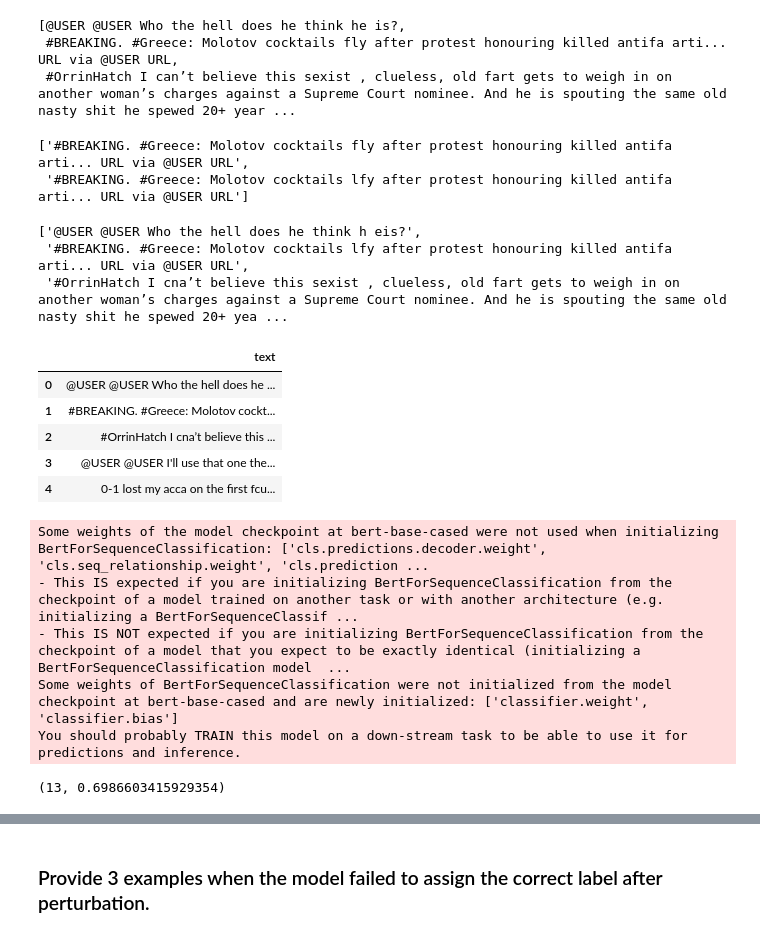
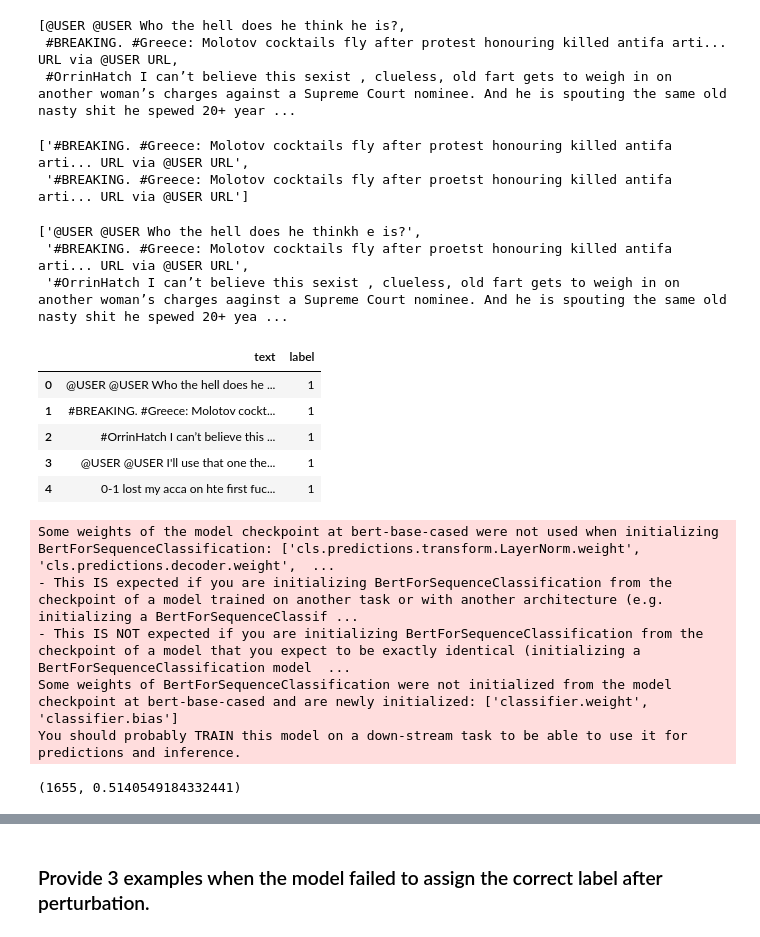
Before and after one commit to efemeryds/offensive-language-detection, a Jupyter notebook: Part_B_error_analysis/error_analysis_with_checklist_melis.ipynb, the cells around one changed output, grey strips where cells are left out. Cells and saved outputs as stored; diff of their text form; code cells hidden in the pictures.

```diff
--- a/Part_B_error_analysis/error_analysis_with_checklist_melis.ipynb
+++ b/Part_B_error_analysis/error_analysis_with_checklist_melis.ipynb
@@ -14,5 +50,9 @@ from sklearn.metrics import classification_report
 from sklearn.metrics import confusion_matrix,average_precision_score
 # %%
 data = pd.read_csv('/content/data/olid-subset-diagnostic-tests.csv')
+train_data = pd.read_csv('/content/data/olid-train.csv')
+
+data = data[['text','labels']]
+train_data = train_data[['text','labels']]
 data.head(3)
 # %% [output]
@@ -31,11 +71,12 @@ perturbed_data[:3]
  #BREAKING. #Greece: Molotov cocktails fly after protest honouring killed antifa arti... URL via @USER URL,
  #OrrinHatch I can’t believe this sexist , clueless, old fart gets to weigh in on another woman’s charges against a Supreme Court nominee. And he is spouting the same old nasty shit he spewed 20+ year ...
 # %%
+np.random.seed(42)
 ret = Perturb.perturb(data['text'], Perturb.add_typos)
 ret.data[:3][1]
 # %% [output]
 ['#BREAKING. #Greece: Molotov cocktails fly after protest honouring killed antifa arti... URL via @USER URL',
- '#BREAKING. #Greece: Molotov cocktails lfy after protest honouring killed antifa arti... URL via @USER URL']
+ '#BREAKING. #Greece: Molotov cocktails fly after proetst honouring killed antifa arti... URL via @USER URL']
 # %%
 typo_data = []
 for i in range(len(ret.data)):
@@ -43,19 +84,19 @@ for i in range(len(ret.data)):
 
 typo_data[:3]
 # %% [output]
-['@USER @USER Who the hell does he think h eis?',
- '#BREAKING. #Greece: Molotov cocktails lfy after protest honouring killed antifa arti... URL via @USER URL',
- '#OrrinHatch I cna’t believe this sexist , clueless, old fart gets to weigh in on another woman’s charges against a Supreme Court nominee. And he is spouting the same old nasty shit he spewed 20+ yea ...
+['@USER @USER Who the hell does he thinkh e is?',
+ '#BREAKING. #Greece: Molotov cocktails fly after proetst honouring killed antifa arti... URL via @USER URL',
+ '#OrrinHatch I can’t believe this sexist , clueless, old fart gets to weigh in on another woman’s charges aaginst a Supreme Court nominee. And he is spouting the same old nasty shit he spewed 20+ yea ...
 # %%
-data_typo = pd.DataFrame({'text':typo_data})
+data_typo = pd.DataFrame({'text':typo_data,'label':data['labels']})
 data_typo.head()
 # %% [output]
-|  | text |
-| 0 | @USER @USER Who the hell does he ... |
-| 1 | #BREAKING. #Greece: Molotov cockt... |
-| 2 | #OrrinHatch I cna’t believe this ... |
-| 3 | @USER @USER I'll use that one the... |
-| 4 | 0-1 lost my acca on the first fcu... |
+|  | text | label |
+| 0 | @USER @USER Who the hell does he ... | 1 |
+| 1 | #BREAKING. #Greece: Molotov cockt... | 1 |
+| 2 | #OrrinHatch I can’t believe this ... | 1 |
+| 3 | @USER @USER I'll use that one the... | 1 |
+| 4 | 0-1 lost my acca on hte first fuc... | 1 |
 # %%
 model_args = ClassificationArgs()
 model_args.num_train_epochs = 1
@@ -63,17 +104,16 @@ model_args.overwrite_output_dir= True
 model_args.output_dir = '/content/drive/MyDrive/NLP/error_analyse_model'
 
 
-model = ClassificationModel("bert", 'bert-base-cased', args=model_args,use_cuda=False)
+model = ClassificationModel("bert", 'bert-base-cased', args=model_args)
 # %% [output]
-Some weights of the model checkpoint at bert-base-cased were not used when initializing BertForSequenceClassification: ['cls.predictions.decoder.weight', 'cls.seq_relationship.weight', 'cls.prediction ...
+Some weights of the model checkpoint at bert-base-cased were not used when initializing BertForSequenceClassification: ['cls.predictions.transform.LayerNorm.weight', 'cls.predictions.decoder.weight',  ...
 - This IS expected if you are initializing BertForSequenceClassification from the checkpoint of a model trained on another task or with another architecture (e.g. initializing a BertForSequenceClassif ...
 - This IS NOT expected if you are initializing BertForSequenceClassification from the checkpoint of a model that you expect to be exactly identical (initializing a BertForSequenceClassification model  ...
 Some weights of BertForSequenceClassification were not initialized from the model checkpoint at bert-base-cased and are newly initialized: ['classifier.weight', 'classifier.bias']
 You should probably TRAIN this model on a down-stream task to be able to use it for predictions and inference.
-# %%
-train_data = data[['text','labels']]
-model.train_model(train_data)
-# %% [output]
-(13, 0.6986603415929354)
+# %%
+model.train_model(train_data)
+# %% [output]
+(1655, 0.5140549184332441)
 # %%
 predictions, raw_outputs = model.predict(list(data_typo['text']))
```
Also changed, not shown: parts of 20 cells of this notebook.
